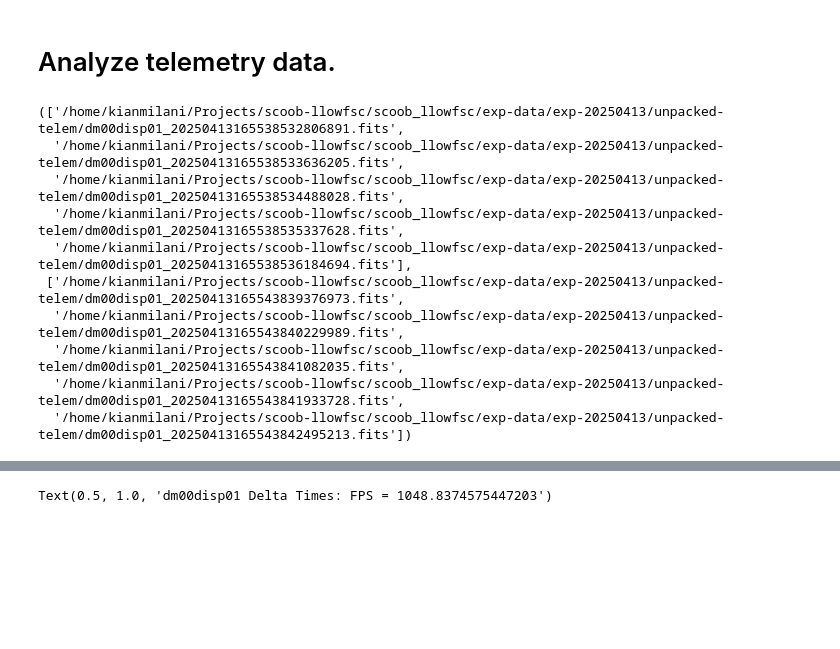
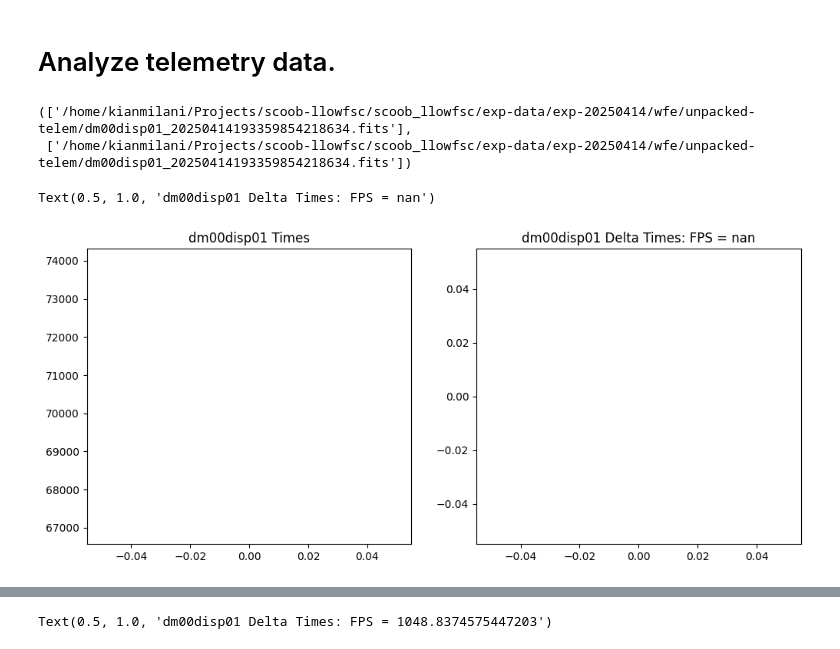
Before and after one commit to kian1377/scoob-llowfsc, a Jupyter notebook: exp-notebooks/inject_wfe_with_telem.ipynb, the cells around one changed output, grey strips where cells are left out. Saved outputs shown, nothing was run; the diff lists cells and outputs as text; code cells hidden in the pictures; blank space fills up the shorter version.

```diff
--- a/exp-notebooks/inject_wfe_with_telem.ipynb
+++ b/exp-notebooks/inject_wfe_with_telem.ipynb
@@ -68,8 +85,8 @@ dm_wfe_stream = ImageStream(dm_wfe_name)
 date = today
 exp_path = data_path/f'exp-{date}'
 wfe_data_path = data_path/f'exp-{today}'/'wfe'
-telem_data_path = data_path/f'exp-{date}'/'raw-telem'
-unpacked_data_path = data_path/f'exp-{date}'/'unpacked-telem'
+wfe_telem_path = wfe_data_path/'raw-telem'
+wfe_unpacked_path = wfe_data_path/'unpacked-telem'
 # %%
 telem.make_dir(exp_path)
 telem.make_dir(wfe_data_path)
@@ -231,17 +148,29 @@ telem.unpack_data(telem_data_path, unpacked_data_path)
 # %%
-dm_wfe_fnames = telem.get_fnames(unpacked_data_path/f'{dm_wfe_name}_2025*')
+dm_wfe_fnames = telem.get_fnames(wfe_unpacked_path/f'{dm_wfe_name}*')
 dm_wfe_fnames[:5], dm_wfe_fnames[-5:]
 # %% [output]
-(['/home/kianmilani/Projects/scoob-llowfsc/scoob_llowfsc/exp-data/exp-20250413/unpacked-telem/dm00disp01_20250413165538532806891.fits',
-  '/home/kianmilani/Projects/scoob-llowfsc/scoob_llowfsc/exp-data/exp-20250413/unpacked-telem/dm00disp01_20250413165538533636205.fits',
-  '/home/kianmilani/Projects/scoob-llowfsc/scoob_llowfsc/exp-data/exp-20250413/unpacked-telem/dm00disp01_20250413165538534488028.fits',
-  '/home/kianmilani/Projects/scoob-llowfsc/scoob_llowfsc/exp-data/exp-20250413/unpacked-telem/dm00disp01_20250413165538535337628.fits',
-  '/home/kianmilani/Projects/scoob-llowfsc/scoob_llowfsc/exp-data/exp-20250413/unpacked-telem/dm00disp01_20250413165538536184694.fits'],
- ['/home/kianmilani/Projects/scoob-llowfsc/scoob_llowfsc/exp-data/exp-20250413/unpacked-telem/dm00disp01_20250413165543839376973.fits',
-  '/home/kianmilani/Projects/scoob-llowfsc/scoob_llowfsc/exp-data/exp-20250413/unpacked-telem/dm00disp01_20250413165543840229989.fits',
-  '/home/kianmilani/Projects/scoob-llowfsc/scoob_llowfsc/exp-data/exp-20250413/unpacked-telem/dm00disp01_20250413165543841082035.fits',
-  '/home/kianmilani/Projects/scoob-llowfsc/scoob_llowfsc/exp-data/exp-20250413/unpacked-telem/dm00disp01_20250413165543841933728.fits',
-  '/home/kianmilani/Projects/scoob-llowfsc/scoob_llowfsc/exp-data/exp-20250413/unpacked-telem/dm00disp01_20250413165543842495213.fits'])
+(['/home/kianmilani/Projects/scoob-llowfsc/scoob_llowfsc/exp-data/exp-20250414/wfe/unpacked-telem/dm00disp01_20250414193359854218634.fits'],
+ ['/home/kianmilani/Projects/scoob-llowfsc/scoob_llowfsc/exp-data/exp-20250414/wfe/unpacked-telem/dm00disp01_20250414193359854218634.fits'])
+# %%
+reload(telem)
+absolute = 1
+dm_wfe_times = telem.read_telem_times(dm_wfe_fnames, absolute=absolute)
+dm_wfe_start = dm_wfe_times[0]
+# %%
+dm_wfe_delTs = dm_wfe_times[1:] - dm_wfe_times[:-1]
+mean_fps = 1/np.mean(dm_wfe_delTs)
+
+fig = plt.figure(figsize=(12,5))
+plt.subplot(121)
+plt.plot(dm_wfe_times)
+plt.title(f'{dm_wfe_name} Times')
+
+plt.subplot(122)
+plt.plot(dm_wfe_delTs)
+plt.title(f'{dm_wfe_name} Delta Times: FPS = {mean_fps}')
+# %% [output]
+Text(0.5, 1.0, 'dm00disp01 Delta Times: FPS = nan')
+[figure, added]
 # %%
 absolute = 1
 dm_wfe_data, dm_wfe_times = telem.read_telem_data(dm_wfe_fnames, absolute=absolute)
```
Also changed, not shown: parts of 14 cells of this notebook, 7 other files.
